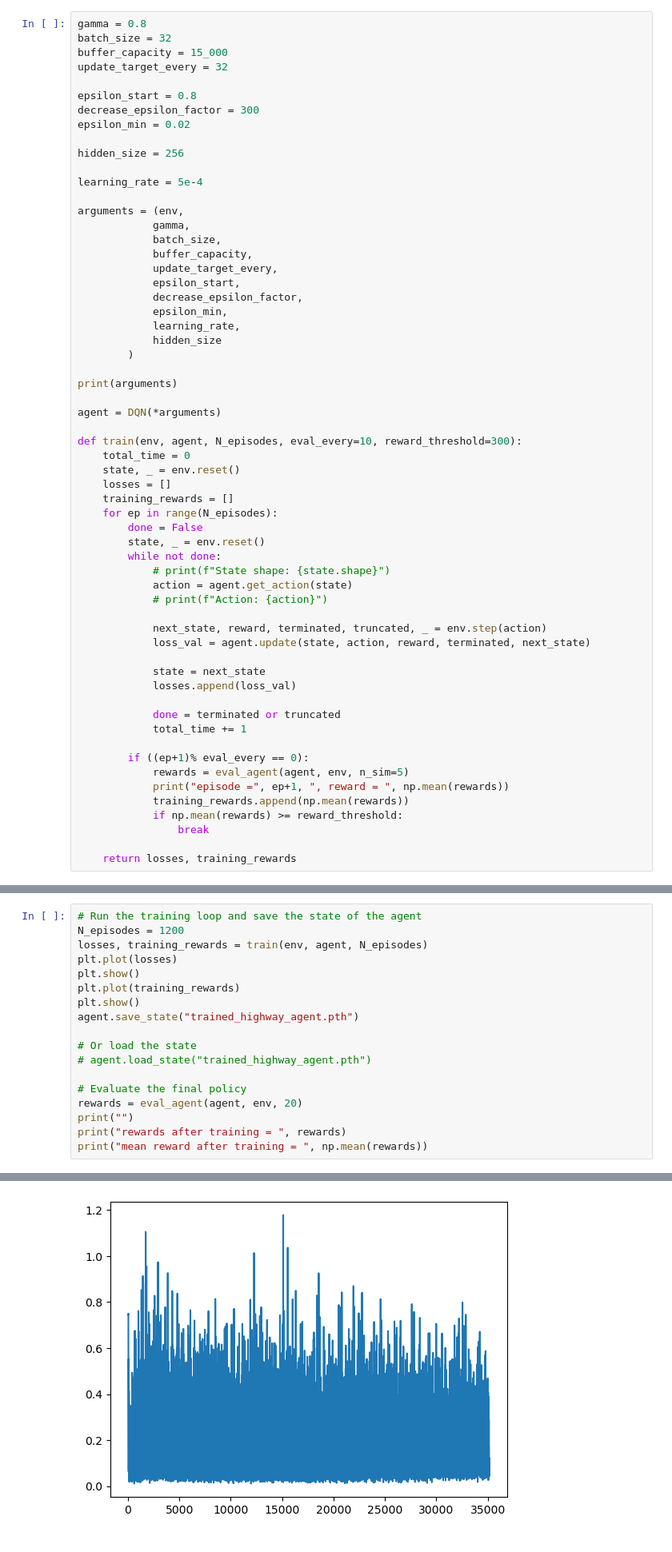
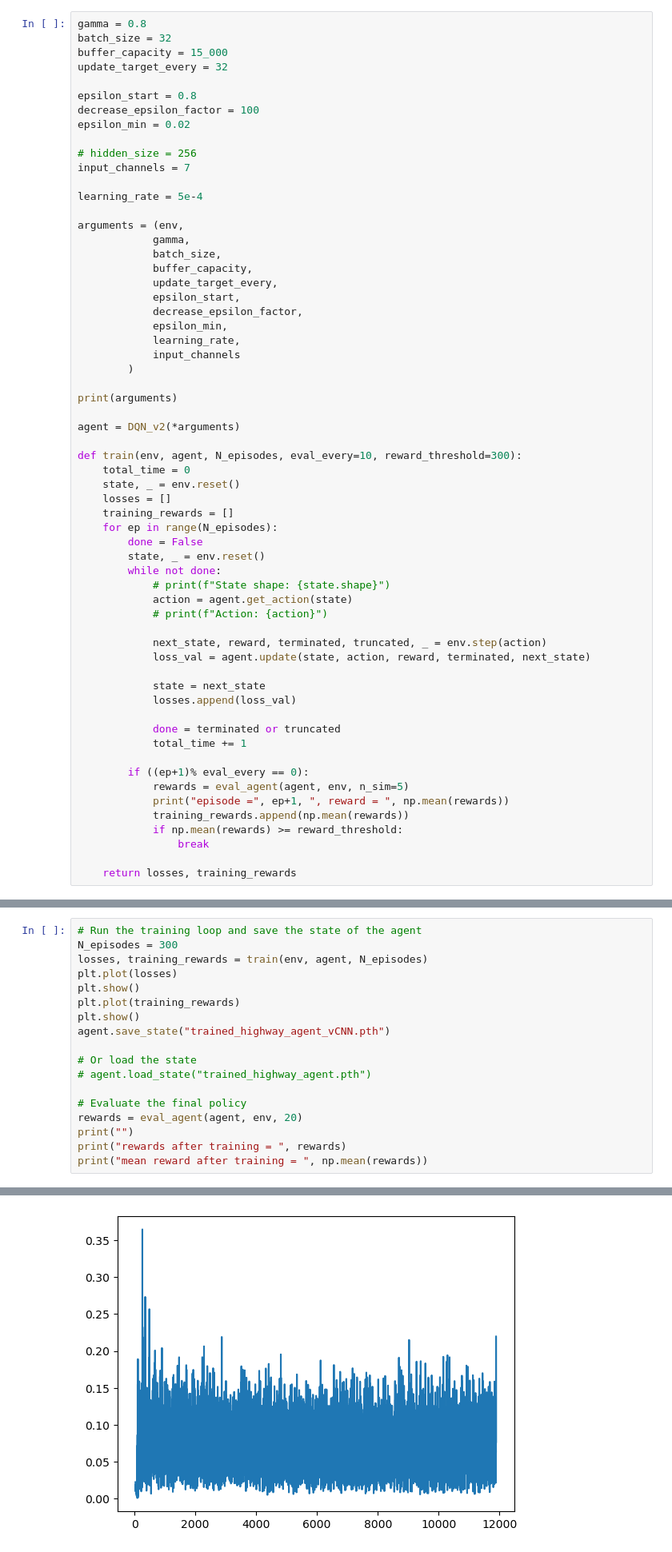
Before and after one commit to Wanadou/RL_project, a Jupyter notebook: highway/dqn_notebook.ipynb, the cells around one changed output, grey strips where cells are left out. Shown: that part at 80% size. Drawn from its saved outputs; the diff is of its cells as text.

```diff
--- a/highway/dqn_notebook.ipynb
+++ b/highway/dqn_notebook.ipynb
@@ -101,10 +76,11 @@ buffer_capacity = 15_000
 update_target_every = 32
 
 epsilon_start = 0.8
-decrease_epsilon_factor = 300
+decrease_epsilon_factor = 100
 epsilon_min = 0.02
 
-hidden_size = 256
+# hidden_size = 256
+input_channels = 7
 
 learning_rate = 5e-4
 
@@ -117,12 +93,12 @@ arguments = (env,
             decrease_epsilon_factor,
             epsilon_min,
             learning_rate,
-            hidden_size
+            input_channels
         )
 
 print(arguments)
 
-agent = DQN(*arguments)
+agent = DQN_v2(*arguments)
 
 def train(env, agent, N_episodes, eval_every=10, reward_threshold=300):
     total_time = 0
@@ -169,13 +138,13 @@ Q net: Net(
 ### Run the training loop and evaluate agent
 # %%
 # Run the training loop and save the state of the agent
-N_episodes = 1200
+N_episodes = 300
 losses, training_rewards = train(env, agent, N_episodes)
 plt.plot(losses)
 plt.show()
 plt.plot(training_rewards)
 plt.show()
-agent.save_state("trained_highway_agent.pth")
+agent.save_state("trained_highway_agent_vCNN.pth")
 
 # Or load the state
 # agent.load_state("trained_highway_agent.pth")
@@ -206 +175 @@ episode = 1200 , reward =  22.27774999999999
-[figure, old version]
+[figure, new version]
```
Also changed, not shown: parts of 12 cells of this notebook, 5 other files.
